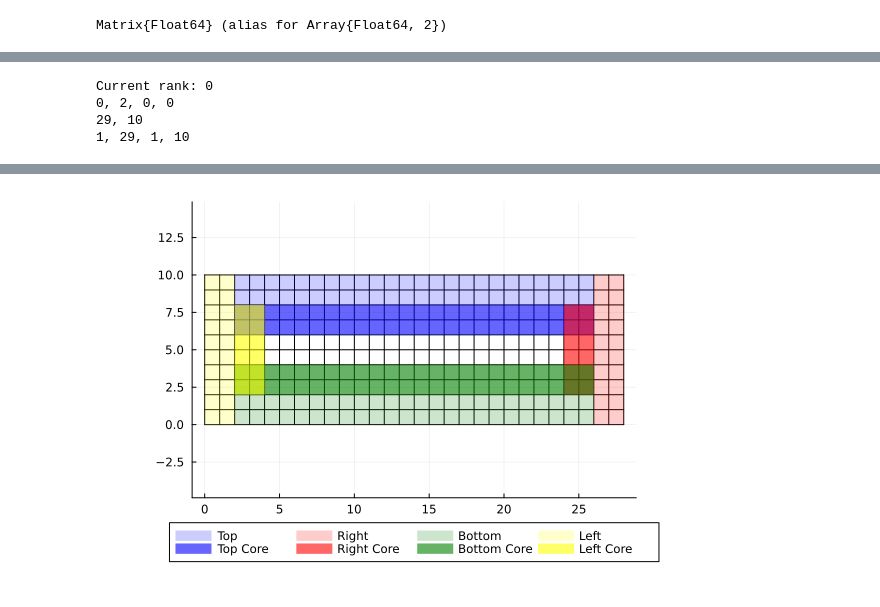
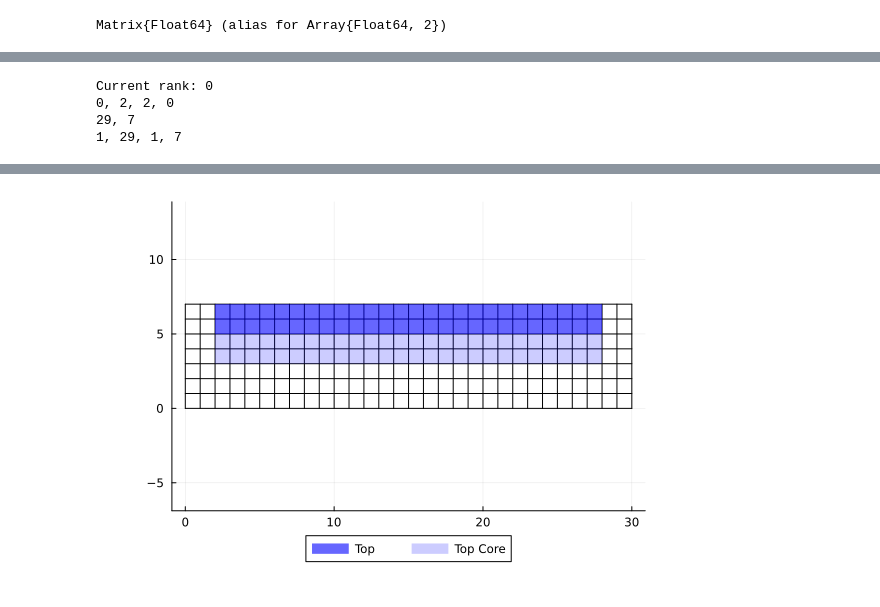
Before and after one commit to WAVI-ice-sheet-model/WAVI.jl, a Jupyter notebook: dev/notebooks/mpi/2_mpi_halo_exchange.ipynb, the cells around one changed output, grey strips where cells are left out. Drawn from its saved outputs; the diff is of its cells as text; code cells hidden in the pictures.

Commit message:
Update MPI halo exchange nb + script, using column major

```diff
--- a/dev/notebooks/mpi/2_mpi_halo_exchange.ipynb
+++ b/dev/notebooks/mpi/2_mpi_halo_exchange.ipynb
@@ -6,7 +6,7 @@ import WAVI.Fields: GridField, InitialConditions
 import WAVI.Models: get_bed_elevation
 # %%
 # Number of processes in x and y directions
-px, py = 3, 1
+px, py = 3, 2
 
 # Number of halo cells on each side of the subgrid
 halo::Integer = 2
@@ -236,32 +236,34 @@ function plot_grid(gu; current_rank=nothing)
     rh = 2
     lh = 2
     bh = 2
+
+    # This is the end of the core region
     end_x = size(gu.u)[1] - rh
     end_y = size(gu.u)[2] - bh
 
     # Colour halo cells
-    fill_alpha = 0.2
+    fill_alpha = 0.6
     top_cells = [(i, j) for j in 1:th for i in 1+lh:end_x]
     right_cells = [(i, j) for j in 1:end_y + bh for i in end_x+1:end_x+rh]
-    bottom_cells = [(i, j) for j in end_y+1:end_y+rh for i in 1+lh:end_x]
+    bottom_cells = [(i, j) for j in end_y+1:end_y+rh for i in 1:end_x+rh]
     left_cells = [(i, j) for j in 1:end_y + bh for i in 1:lh]
 
     colour_halos(p, top_cells, Ny; fillcolor=:blue, fillalpha=fill_alpha, label="Top")
-    colour_halos(p, right_cells, Ny; fillcolor=:red, fillalpha=fill_alpha, label="Right")
-    colour_halos(p, bottom_cells, Ny; fillcolor=:green, fillalpha=fill_alpha, label="Bottom")
-    colour_halos(p, left_cells, Ny; fillcolor=:yellow, fillalpha=fill_alpha, label="Left")
+    # colour_halos(p, right_cells, Ny; fillcolor=:red, fillalpha=fill_alpha, label="Right")
+    # colour_halos(p, bottom_cells, Ny; fillcolor=:green, fillalpha=fill_alpha, label="Bottom")
+    # colour_halos(p, left_cells, Ny; fillcolor=:yellow, fillalpha=fill_alpha, label="Left")
 
     # Colour core cells
-    fill_alpha = 0.6
+    fill_alpha = 0.2
     top_cells = [(i, j) for j in th+1:2*th for i in 1+lh:end_x]
-    right_cells = [(i, j) for j in th+1:end_y-bh + bh for i in end_x+1-rh:end_x]
-    bottom_cells = [(i, j) for j in end_y+1-bh:end_y for i in 1+lh:end_x]
+    right_cells = [(i, j) for j in th+1:end_y + bh for i in end_x+1-rh:end_x]
+    bottom_cells = [(i, j) for j in end_y+1-bh:end_y for i in 1+lh:end_x+rh]
     left_cells = [(i, j) for j in th+1:end_y for i in lh+1:2*lh]
 
     colour_halos(p, top_cells, Ny; fillcolor=:blue, fillalpha=fill_alpha, label="Top Core")
-    colour_halos(p, right_cells, Ny; fillcolor=:red, fillalpha=fill_alpha, label="Right Core")
-    colour_halos(p, bottom_cells, Ny; fillcolor=:green, fillalpha=fill_alpha, label="Bottom Core")
-    colour_halos(p, left_cells, Ny; fillcolor=:yellow, fillalpha=fill_alpha, label="Left Core")
+    # colour_halos(p, right_cells, Ny; fillcolor=:red, fillalpha=fill_alpha, label="Right Core")
+    # colour_halos(p, bottom_cells, Ny; fillcolor=:green, fillalpha=fill_alpha, label="Bottom Core")
+    # colour_halos(p, left_cells, Ny; fillcolor=:yellow, fillalpha=fill_alpha, label="Left Core")
 
     num_labels = sum([1 for halo in [th, rh, bh, lh] if halo > 0])
     plot!(legend=:outerbottom, legendcolumns=num_labels)
@@ -272,6 +274,6 @@ end
 plot_grid(gu; current_rank=0)
 # %% [output]
 Current rank: 0
-0, 2, 0, 0
-29, 10
-1, 29, 1, 10
+0, 2, 2, 0
+29, 7
+1, 29, 1, 7
@@ -278 +286 @@ Current rank: 0
-[figure, old version]
+[figure, new version]
```
Also changed, not shown: parts of 14 cells of this notebook, 1 other file.
